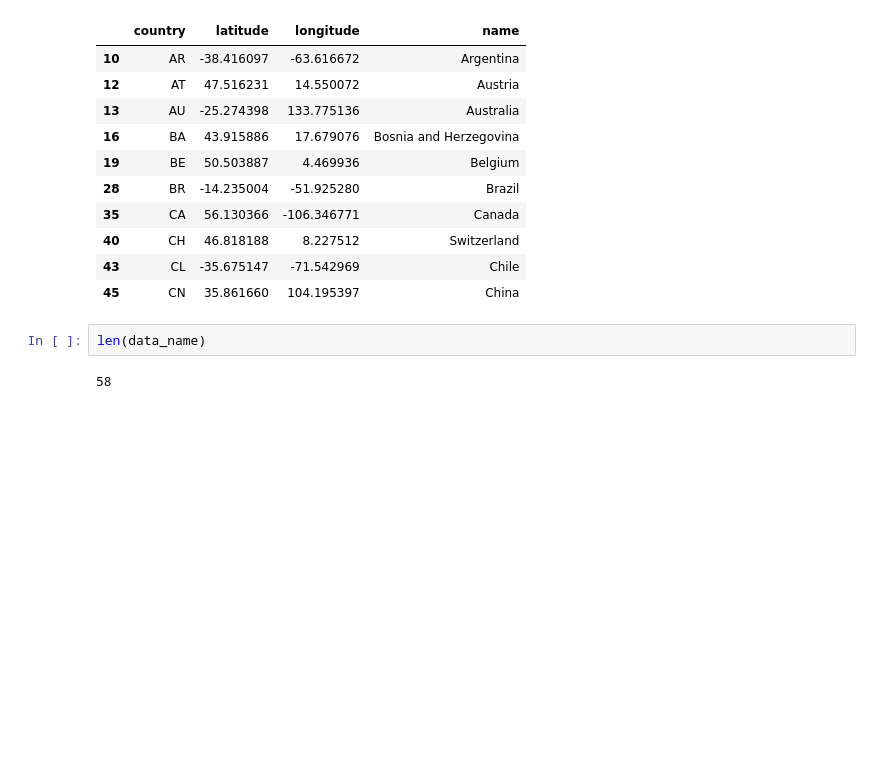
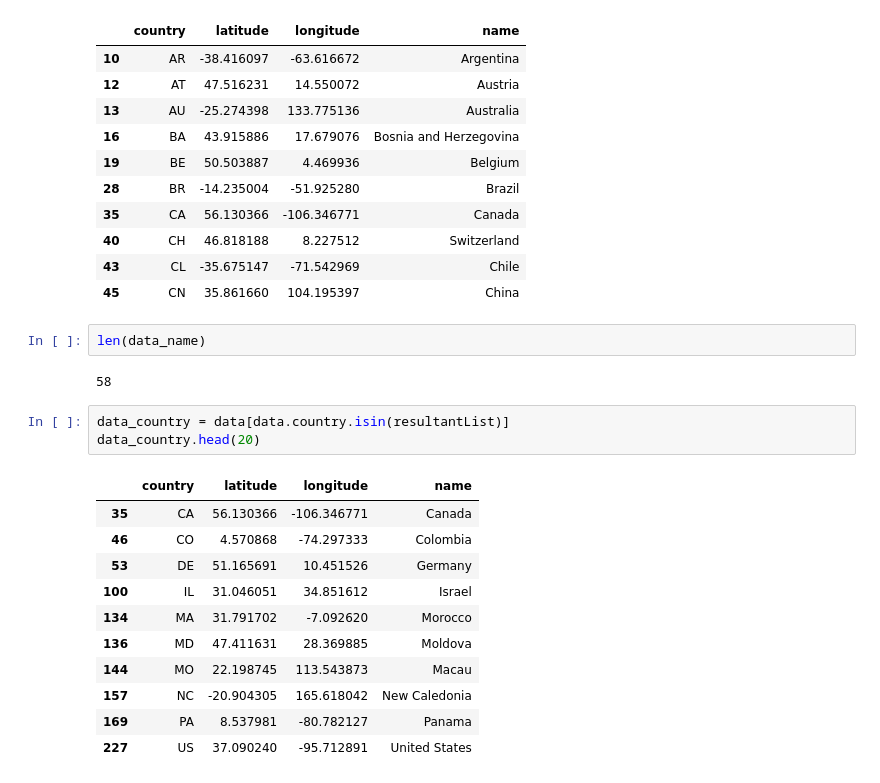
Before and after one commit to majitoz96/MOC-Cannabis, a Jupyter notebook: cannabis.ipynb, the cells around one changed output. Drawn from its saved outputs; the diff is of its cells as text; blank space fills up the shorter version.

```diff
--- a/cannabis.ipynb
+++ b/cannabis.ipynb
@@ -121,3 +121,18 @@ data_name.head(10)
 len(data_name)
 # %% [output]
 58
+# %%
+data_country = data[data.country.isin(resultantList)]
+data_country.head(20)
+# %% [output]
+|  | country | latitude | longitude | name |
+| 35 | CA | 56.130366 | -106.346771 | Canada |
+| 46 | CO | 4.570868 | -74.297333 | Colombia |
+| 53 | DE | 51.165691 | 10.451526 | Germany |
+| 100 | IL | 31.046051 | 34.851612 | Israel |
+| 134 | MA | 31.791702 | -7.092620 | Morocco |
+| 136 | MD | 47.411631 | 28.369885 | Moldova |
+| 144 | MO | 22.198745 | 113.543873 | Macau |
+| 157 | NC | -20.904305 | 165.618042 | New Caledonia |
+| 169 | PA | 8.537981 | -80.782127 | Panama |
+| 227 | US | 37.090240 | -95.712891 | United States |
```
Also changed, not shown: parts of 4 cells of this notebook.
